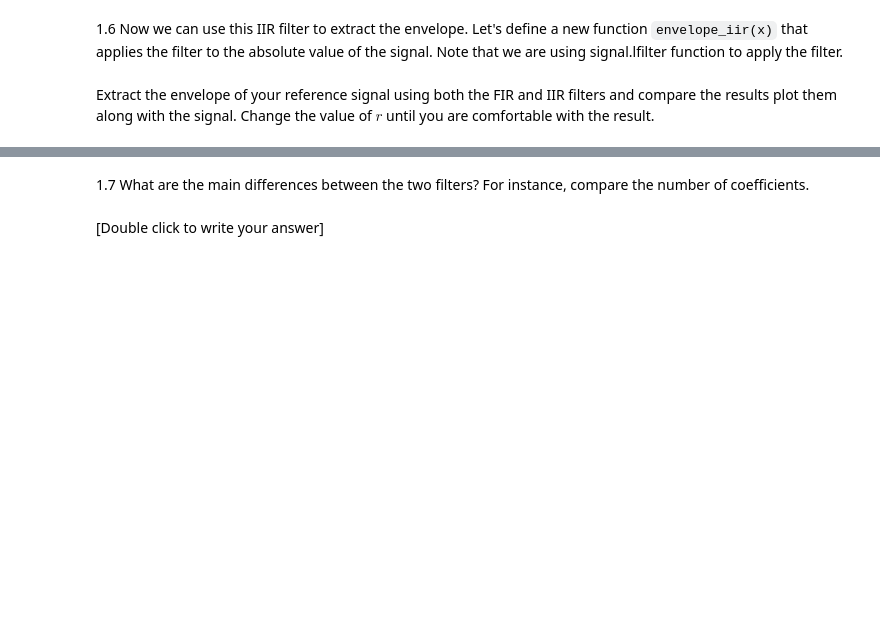
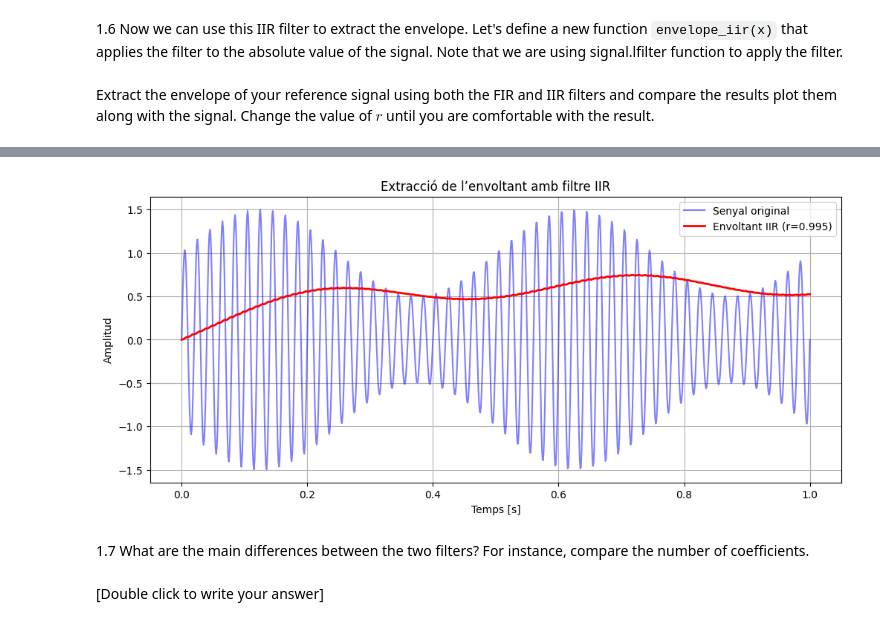
Before and after one commit to bernatnogueras/sis1_group202_bernat, a Jupyter notebook: labs/Lab6.ipynb, the cells around one changed output, grey strips where cells are left out. Drawn from its saved outputs; the diff is of its cells as text; code cells hidden in the pictures; blank space fills up the shorter version.

```diff
--- a/labs/Lab6.ipynb
+++ b/labs/Lab6.ipynb
@@ -140,3 +236,25 @@ Extract the envelope of your reference signal using both the FIR and IIR filters
+# %%
+t = np.linspace(0, 1, 1000)
+carrier = np.sin(2*np.pi*50*t)                # Portadora d'alta freqüència
+modulator = 1 + 0.5*np.sin(2*np.pi*2*t)      # Moduladora de baixa freqüència
+x = carrier * modulator
+
+# ---- Extraiem l'envoltant amb IIR ----
+r_value = 0.995  # Pots canviar aquest valor fins aconseguir la suavitat desitjada
+env_iir = envelope_iir(x, r=r_value)
+
+# ---- Plot del senyal i l'envoltant ----
+plt.figure(figsize=(12, 5))
+plt.plot(t, x, label='Senyal original', color='blue', alpha=0.5)
+plt.plot(t, env_iir, label=f'Envoltant IIR (r={r_value})', color='red', linewidth=2)
+plt.title('Extracció de l’envoltant amb filtre IIR')
+plt.xlabel('Temps [s]')
+plt.ylabel('Amplitud')
+plt.legend()
+plt.grid(True)
+plt.show()
+# %% [output]
+[figure, added]
 # %% [markdown]
 1.7 What are the main differences between the two filters? For instance, compare the number of coefficients.
 # %% [markdown]
```
Also changed, not shown: parts of 13 cells of this notebook.
